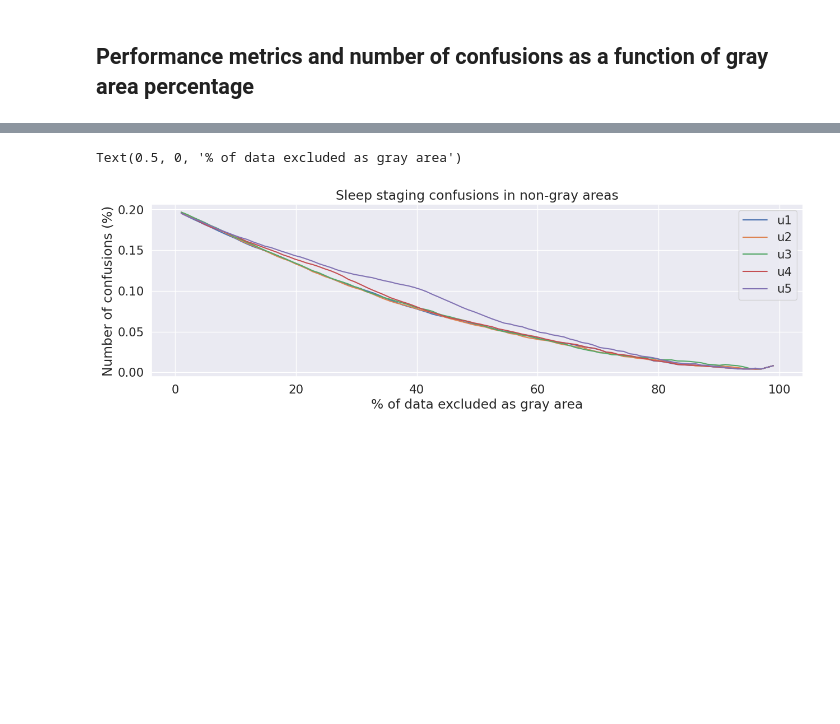
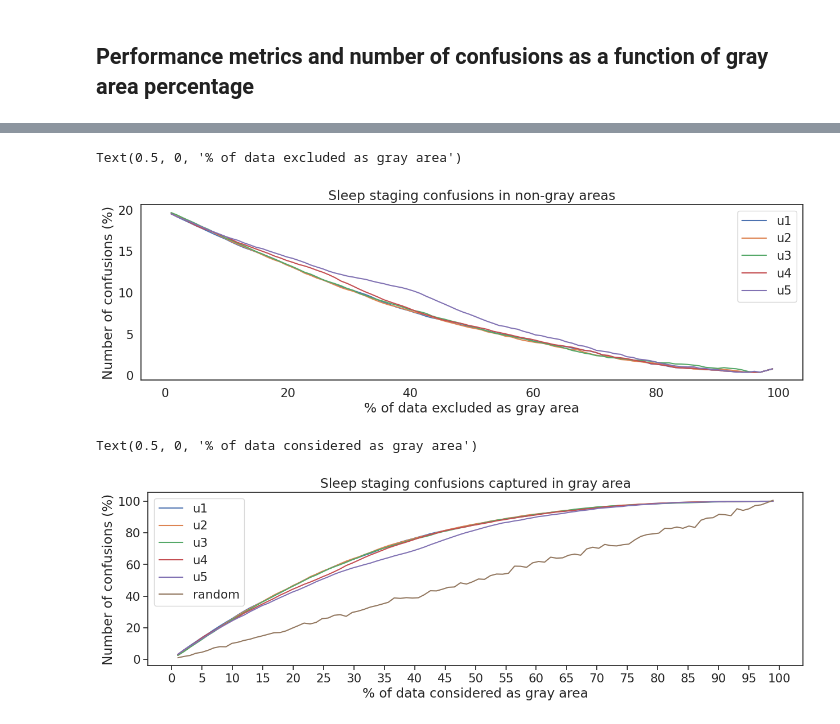
Before and after one commit to matias-olavi/aSAGA, a Jupyter notebook: GrayAreaValidation-dodh.ipynb, the cells around one changed output, grey strips where cells are left out. Cells and saved outputs as stored; diff of their text form; code cells hidden in the pictures; blank space fills up the shorter version.

```diff
--- a/GrayAreaValidation-dodh.ipynb
+++ b/GrayAreaValidation-dodh.ipynb
@@ -240,5 +275,5 @@ ax[2].legend(['u1', 'u2', 'u3', 'u4', 'u5'])
 # %%
-def number_of_confusions(x,y):
+def number_of_confusions(x,y,n):
     ind = np.where(x==y)[0]
     return (len(x)-len(ind))/len(x)
 
@@ -267,11 +302,53 @@ for k, limit in enumerate(np.linspace(0.01, 0.99, 100)):
 # %%
 fig, ax = plt.subplots(1,1,figsize=(15,4))
 
-ax.plot(100 - np.linspace(0.01, 0.99, 100)*100,confusions)
+ax.plot(100 - np.linspace(0.01, 0.99, 100)*100,confusions*100)
 ax.set_title('Sleep staging confusions in non-gray areas')
 ax.set_ylabel('Number of confusions (%)')
 ax.legend(['u1', 'u2', 'u3', 'u4', 'u5'])
 ax.set_xlabel('% of data excluded as gray area')
 # %% [output]
 Text(0.5, 0, '% of data excluded as gray area')
-[figure, old version]
+[figure, new version]
+# %%
+def number_of_confusions(x,y,n):
+    ind = np.where(x==y)[0]
+    return (len(x)-len(ind))/n
+
+confusions = np.empty((len(np.linspace(0.01, 0.99, 100)), 6))
+conf_n = len(np.where(np.array(flatten(hg_tru))!=np.array(flatten(hg_pre)))[0])
+rng = np.random.default_rng(seed=42)
+
+for k, limit in enumerate(np.linspace(0.01, 0.99, 100)):
+
+    u1_flat = flatten(u1)
+    u2_flat = flatten(u2)
+    u3_flat = flatten(u3)
+    u4_flat = flatten(u4)
+    u5_flat = flatten(u5)
+
+    ind_1 = np.where(u1_flat>np.quantile(u1_flat,limit))[0]
+    ind_2 = np.where(u2_flat>np.quantile(u2_flat,limit))[0]
+    ind_3 = np.where(u3_flat>np.quantile(u3_flat,limit))[0]
+    ind_4 = np.where(u4_flat>np.quantile(u4_flat,limit))[0]
+    ind_5 = np.where(u5_flat>np.quantile(u5_flat,limit))[0]
+    rand = rng.integers(low=0, high=len(u1_flat), size=len(ind_1))
+
+    confusions[k, 0] = number_of_confusions(np.array(flatten(hg_tru))[ind_1],np.array(flatten(hg_pre))[ind_1], conf_n)
+    confusions[k, 1] = number_of_confusions(np.array(flatten(hg_tru))[ind_2],np.array(flatten(hg_pre))[ind_2], conf_n)
+    confusions[k, 2] = number_of_confusions(np.array(flatten(hg_tru))[ind_3],np.array(flatten(hg_pre))[ind_3], conf_n)
+    confusions[k, 3] = number_of_confusions(np.array(flatten(hg_tru))[ind_4],np.array(flatten(hg_pre))[ind_4], conf_n)
+    confusions[k, 4] = number_of_confusions(np.array(flatten(hg_tru))[ind_5],np.array(flatten(hg_pre))[ind_5], conf_n)
+    confusions[k, 5] = number_of_confusions(np.array(flatten(hg_tru))[rand],np.array(flatten(hg_pre))[rand], conf_n)
+# %%
+fig, ax = plt.subplots(1,1,figsize=(15,4))
+
+ax.plot(100 - np.linspace(0.01, 0.99, 100)*100,confusions*100)
+ax.set_title('Sleep staging confusions captured in gray area')
+ax.set_ylabel('Number of confusions (%)')
+ax.set_xticks(range(0,105,5))
+ax.legend(['u1', 'u2', 'u3', 'u4', 'u5', 'random'])
+ax.set_xlabel('% of data considered as gray area')
+# %% [output]
+Text(0.5, 0, '% of data considered as gray area')
+[figure, added]
```
Also changed, not shown: parts of 4 cells of this notebook, 1 other file.
